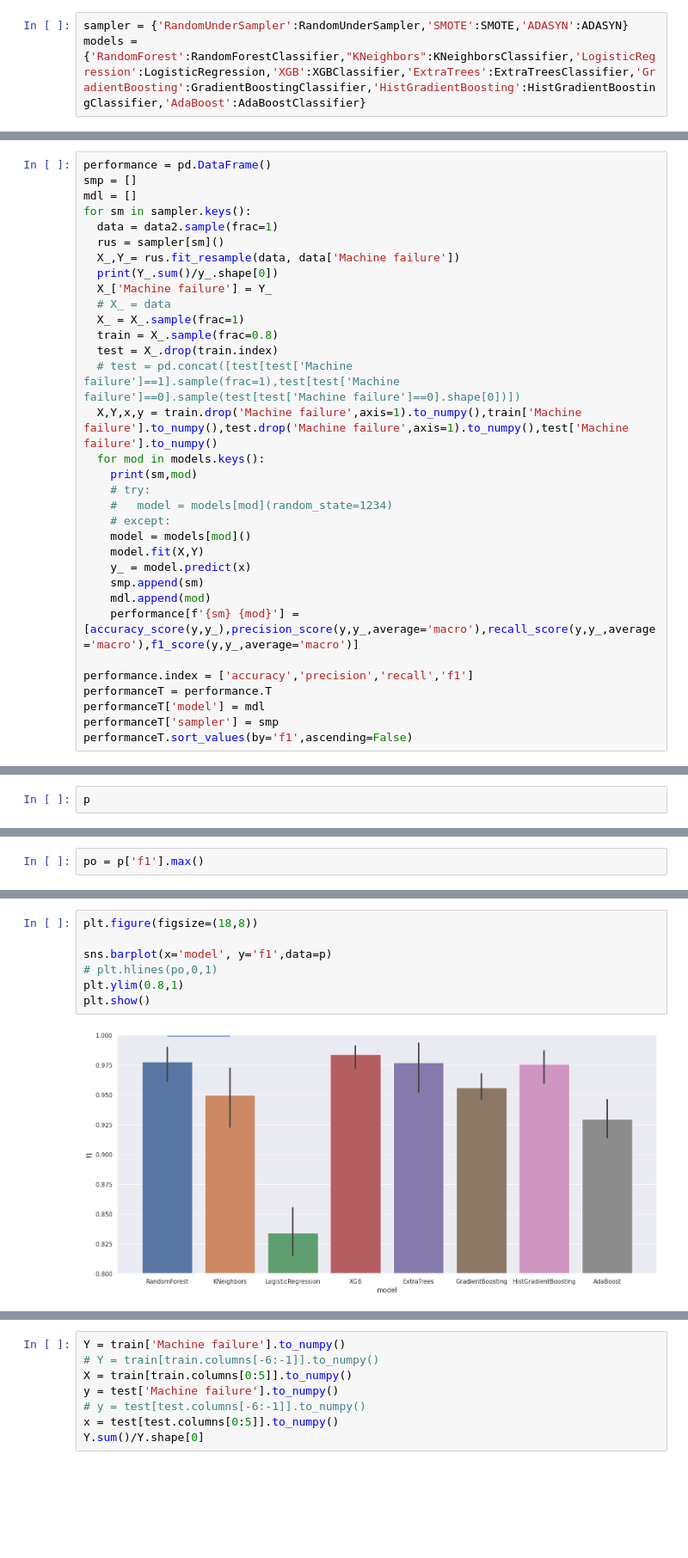
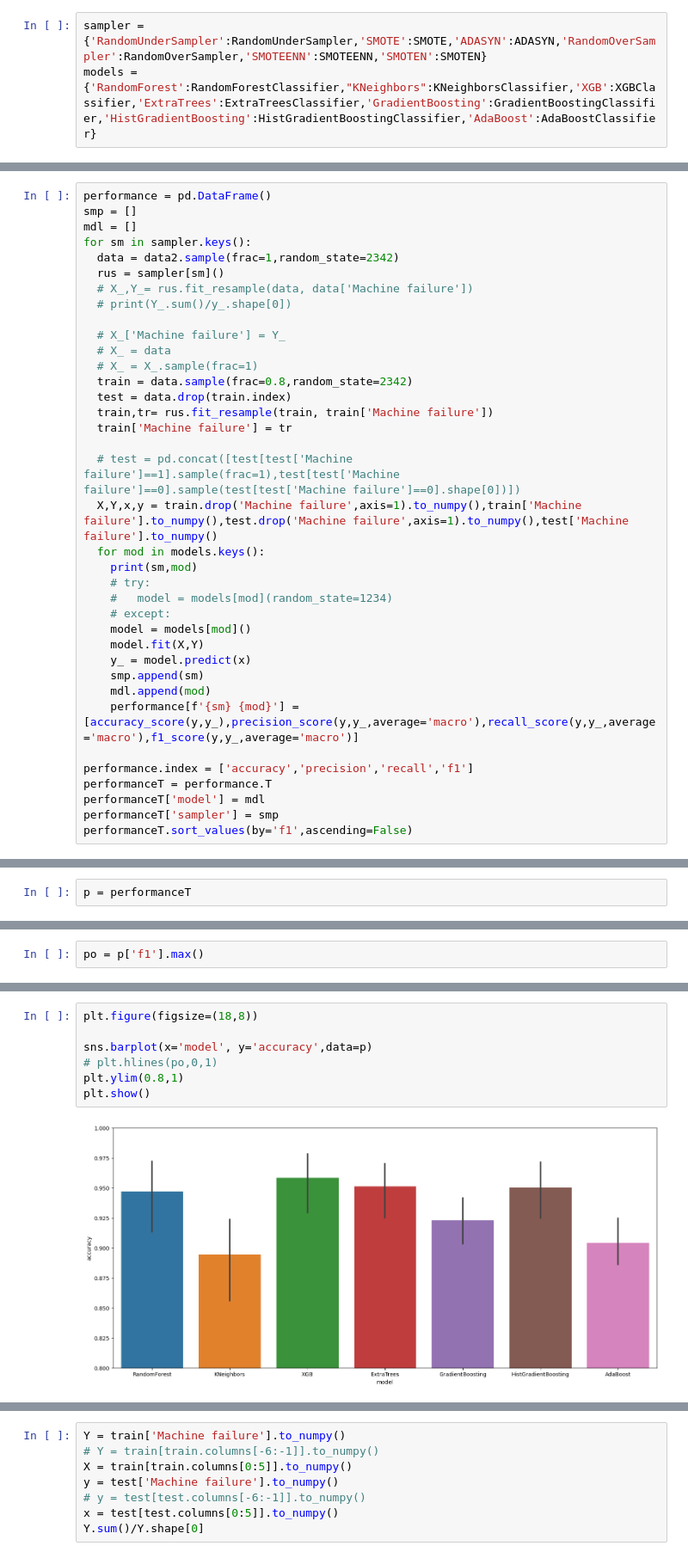
Before and after one commit to RedBatProject/Works, a Jupyter notebook: work_41.ipynb, the cells around one changed output, grey strips where cells are left out. Shown at 86% size. Saved outputs shown, nothing was run; the diff lists cells and outputs as text; blank space fills up the shorter version.

```diff
--- a/work_41.ipynb
+++ b/work_41.ipynb
@@ -184,8 +193,8 @@ from imblearn.combine import *
  'SMOTEENN': imblearn.combine._smote_enn.SMOTEENN,
  'SMOTEN': imblearn.over_sampling._smote.base.SMOTEN}
 # %%
-sampler = {'RandomUnderSampler':RandomUnderSampler,'SMOTE':SMOTE,'ADASYN':ADASYN}
-models = {'RandomForest':RandomForestClassifier,"KNeighbors":KNeighborsClassifier,'LogisticRegression':LogisticRegression,'XGB':XGBClassifier,'ExtraTrees':ExtraTreesClassifier,'GradientBoosting':GradientBoostingClassifier,'HistGradientBoosting':HistGradientBoostingClassifier,'AdaBoost':AdaBoostClassifier}
+sampler = {'RandomUnderSampler':RandomUnderSampler,'SMOTE':SMOTE,'ADASYN':ADASYN,'RandomOverSampler':RandomOverSampler,'SMOTEENN':SMOTEENN,'SMOTEN':SMOTEN}
+models = {'RandomForest':RandomForestClassifier,"KNeighbors":KNeighborsClassifier,'XGB':XGBClassifier,'ExtraTrees':ExtraTreesClassifier,'GradientBoosting':GradientBoostingClassifier,'HistGradientBoosting':HistGradientBoostingClassifier,'AdaBoost':AdaBoostClassifier}
 # %%
 # data2.columns
 # %%
@@ -199,15 +208,19 @@ performance = pd.DataFrame()
 smp = []
 mdl = []
 for sm in sampler.keys():
-  data = data2.sample(frac=1)
+  data = data2.sample(frac=1,random_state=2342)
   rus = sampler[sm]()
-  X_,Y_= rus.fit_resample(data, data['Machine failure'])
-  print(Y_.sum()/y_.shape[0])
-  X_['Machine failure'] = Y_
+  # X_,Y_= rus.fit_resample(data, data['Machine failure'])
+  # print(Y_.sum()/y_.shape[0])
+
+  # X_['Machine failure'] = Y_
   # X_ = data
-  X_ = X_.sample(frac=1)
-  train = X_.sample(frac=0.8)
-  test = X_.drop(train.index)
+  # X_ = X_.sample(frac=1)
+  train = data.sample(frac=0.8,random_state=2342)
+  test = data.drop(train.index)
+  train,tr= rus.fit_resample(train, train['Machine failure'])
+  train['Machine failure'] = tr
+
   # test = pd.concat([test[test['Machine failure']==1].sample(frac=1),test[test['Machine failure']==0].sample(test[test['Machine failure']==0].shape[0])])
   X,Y,x,y = train.drop('Machine failure',axis=1).to_numpy(),train['Machine failure'].to_numpy(),test.drop('Machine failure',axis=1).to_numpy(),test['Machine failure'].to_numpy()
   for mod in models.keys():
@@ -286,2 +300,2 @@ p['sampler'] = smp
 # %%
-p
+p = performanceT
@@ -317,11 +310,11 @@ p['f1'].max()
 # %%
 plt.figure(figsize=(18,8))
 
-sns.barplot(x='model', y='f1',data=p)
+sns.barplot(x='model', y='accuracy',data=p)
 # plt.hlines(po,0,1)
 plt.ylim(0.8,1)
 plt.show()
 # %% [output]
-[figure, old version]
+[figure, new version]
 # %%
 plt.figure(figsize=(24,7),dpi=200)
```
Also changed, not shown: parts of 30 cells of this notebook.
